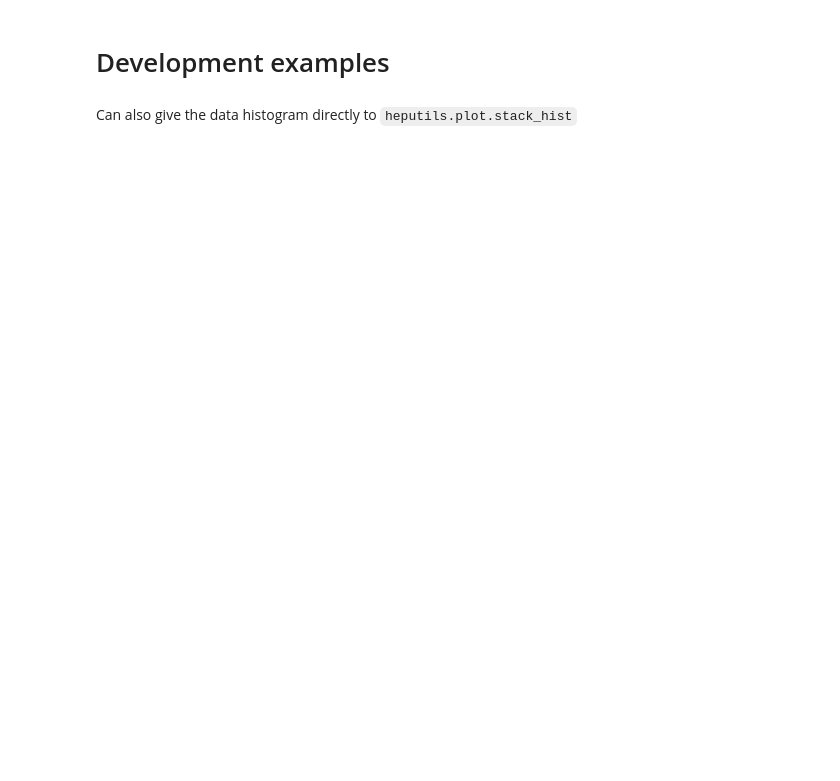
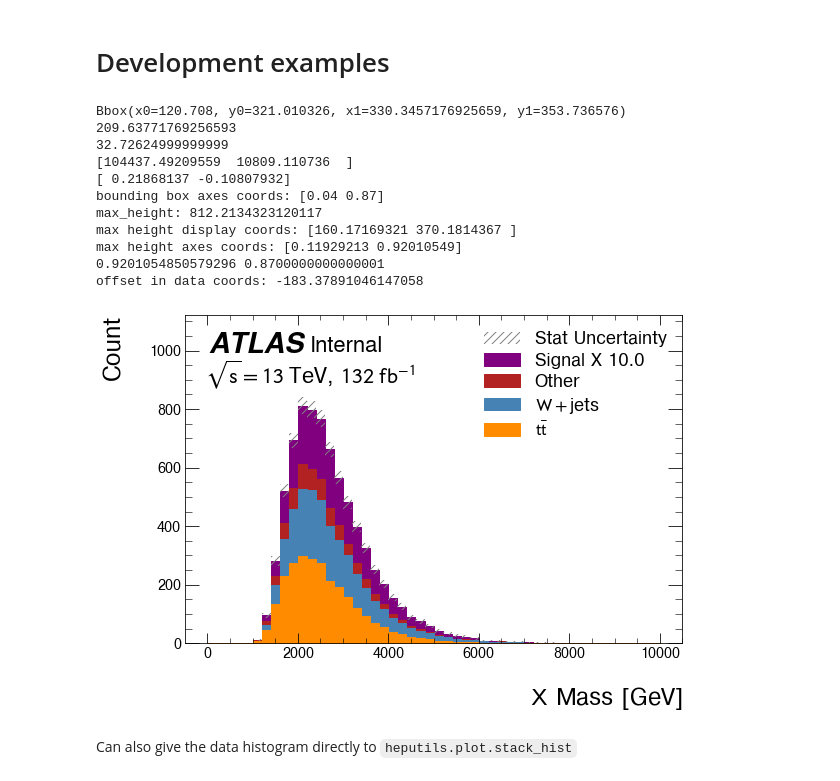
Before and after one commit to matthewfeickert/heputils, a Jupyter notebook: examples/dev-example.ipynb, the cells around one changed output. Cells and saved outputs as stored; diff of their text form; code cells hidden in the pictures; blank space fills up the shorter version.

```diff
--- a/examples/dev-example.ipynb
+++ b/examples/dev-example.ipynb
@@ -24,13 +24,27 @@ scale_factors[-1] = 10
 # %%
 ax = heputils.plot.stack_hist(
     simulation_hists,
     labels=labels,
     color=colormap,
     xlabel=r"$X$ Mass [GeV]",
     ylabel="Count",
     scale_factors=scale_factors,
+    logy=False,
 )
-ax = heputils.plot.data_hist(data_hist, ax=ax);
+# ax = heputils.plot.data_hist(data_hist, ax=ax);
+# %% [output]
+Bbox(x0=120.708, y0=321.010326, x1=330.3457176925659, y1=353.736576)
+209.63771769256593
+32.72624999999999
+[104437.49209559  10809.110736  ]
+[ 0.21868137 -0.10807932]
+bounding box axes coords: [0.04 0.87]
+max_height: 812.2134323120117
+max height display coords: [160.17169321 370.1814367 ]
+max height axes coords: [0.11929213 0.92010549]
+0.9201054850579296 0.8700000000000001
+offset in data coords: -183.37891046147058
+[figure, added]
 # %%
 ax.figure.savefig("example_stack.png")
 # %% [markdown]
```
Also changed, not shown: parts of 6 cells of this notebook.
